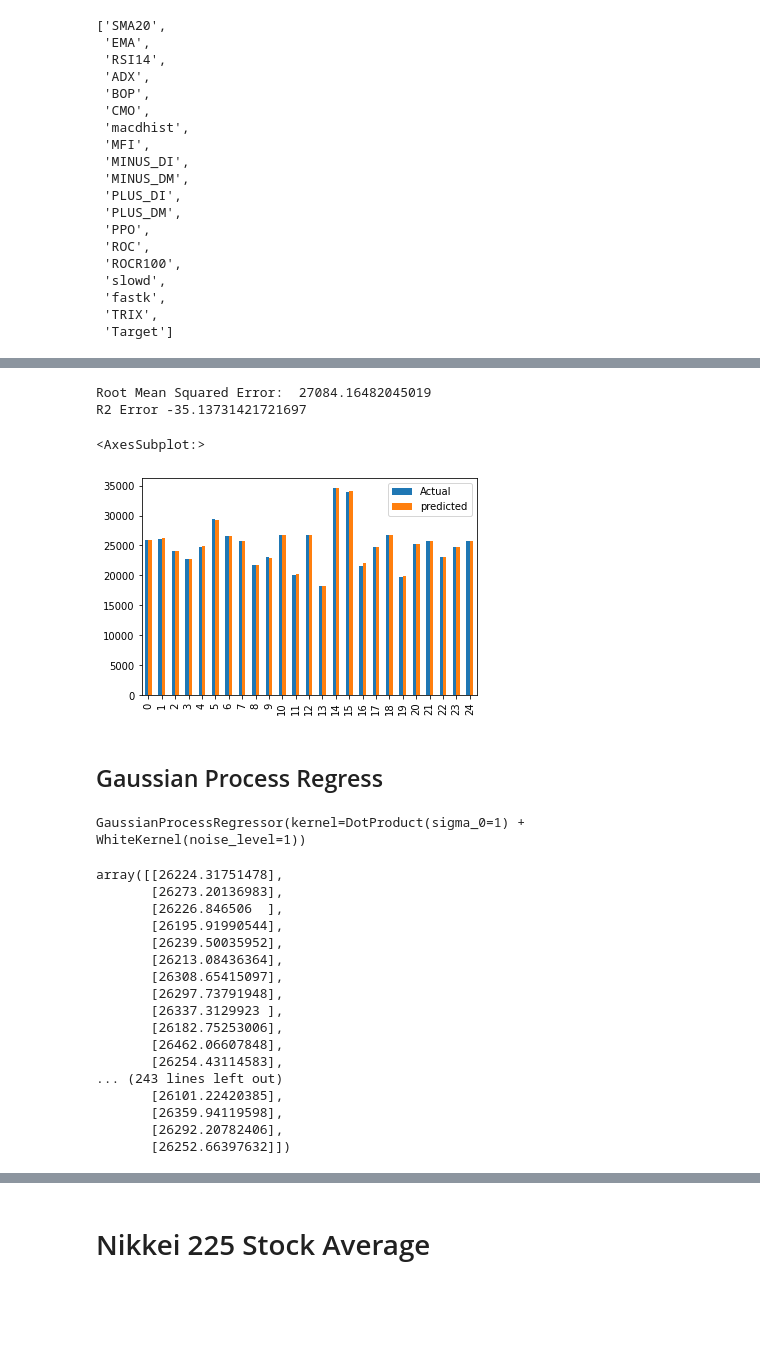
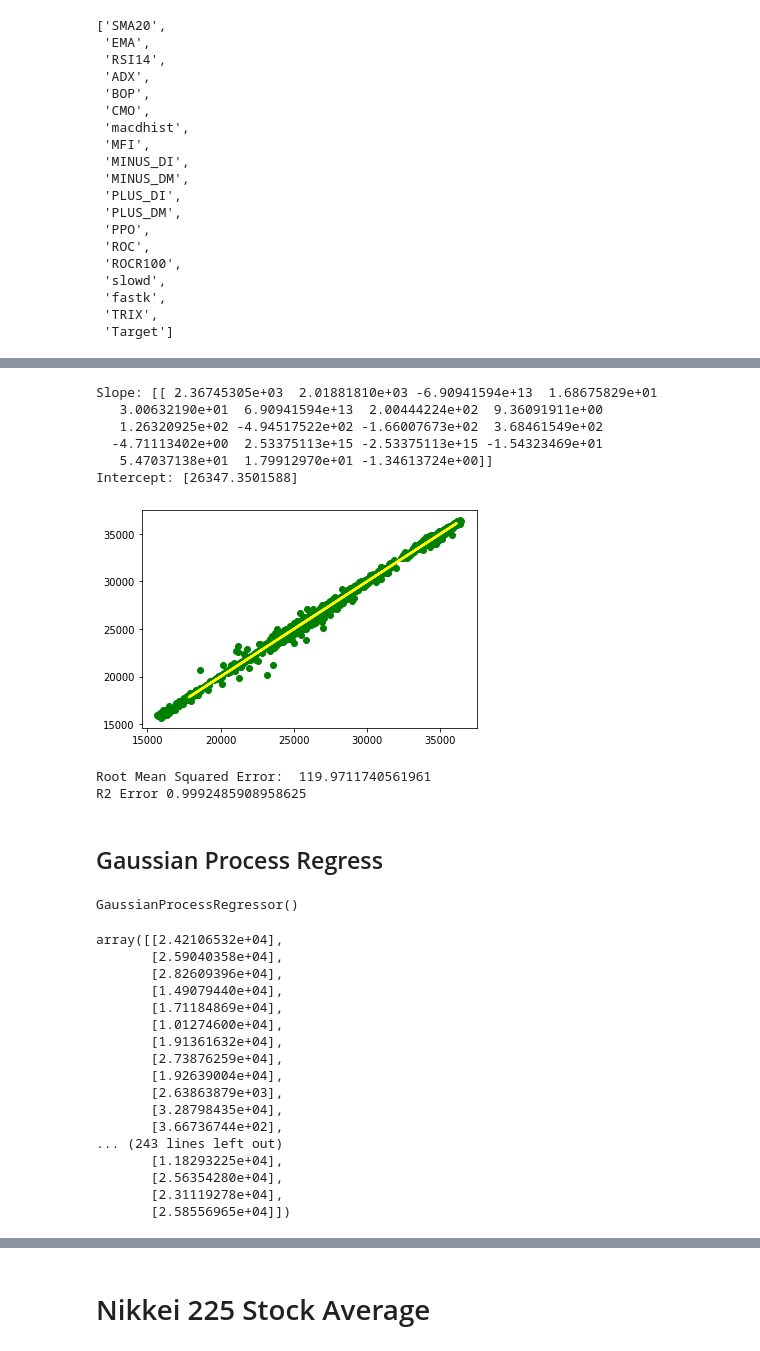
Before and after one commit to pro10150/stock-prediction, a Jupyter notebook: stock-prediction.ipynb, the cells around one changed output, grey strips where cells are left out. Saved outputs shown, nothing was run; the diff lists cells and outputs as text; code cells hidden in the pictures; blank space fills up the shorter version.

```diff
--- a/stock-prediction.ipynb
+++ b/stock-prediction.ipynb
@@ -521,4 +514,4 @@ Intercept: [26271.69918765]
 # %%
-predicted = lr.predict(X_train)
-print(predicted)
+y_pred = lr.predict(X_test)
+print(y_pred)
 # %% [output]
@@ -534,46 +537,60 @@ dframe = pd.DataFrame({'Actual':y_train.flatten(),'predicted':predicted.flatten(
+# %%
+print('Slope:', lr.coef_)
+print('Intercept:', lr.intercept_)
+# %% [output]
+Slope: [[ 2.36745305e+03  2.01881810e+03 -6.90941594e+13  1.68675829e+01
+   3.00632190e+01  6.90941594e+13  2.00444224e+02  9.36091911e+00
+   1.26320925e+02 -4.94517522e+02 -1.66007673e+02  3.68461549e+02
+  -4.71113402e+00  2.53375113e+15 -2.53375113e+15 -1.54323469e+01
+   5.47037138e+01  1.79912970e+01 -1.34613724e+00]]
+Intercept: [26347.3501588]
+# %%
+def plotReg(X, y, y_pred):
+    # Plot outputs
+    plt.scatter(X,y, color="green")
+    plt.plot(y_pred,y_pred, color="yellow", linewidth=2.5)
+    plt.show()
+# %%
+plotReg(dji[['Close']],dji[['Future Close']],y_pred)
+# %% [output]
+[figure, added]
 # %%
 lrEval = evaluate(reg, y_test, y_pred)
 printEval(reg, lrEval)
 # %% [output]
-Root Mean Squared Error:  27084.16482045019
-R2 Error -35.13731421721697
+Root Mean Squared Error:  119.9711740561961
+R2 Error 0.9992485908958625
-# %%
-graph = dframe.head(25)
-graph.plot(kind='bar')
-# %% [output]
-<AxesSubplot:>
-[figure, removed]
 # %% [markdown]
 <h2>Gaussian Process Regress</h2>
 # %%
 from sklearn.gaussian_process import GaussianProcessRegressor
 from sklearn.gaussian_process.kernels import DotProduct, WhiteKernel
 kernel = DotProduct() + WhiteKernel()
-gs = GaussianProcessRegressor(kernel=kernel)
+gs = GaussianProcessRegressor(kernel+kernel)
 gs.fit(X_train, y_train)
 # %% [output]
-GaussianProcessRegressor(kernel=DotProduct(sigma_0=1) + WhiteKernel(noise_level=1))
+GaussianProcessRegressor()
 # %%
-yr_pred = gs.predict(X_test)  #Accuracy
-yr_pred
+y_pred = gs.predict(X_test)  #Accuracy
+y_pred
 # %% [output]
-array([[26224.31751478],
-       [26273.20136983],
-       [26226.846506  ],
-       [26195.91990544],
-       [26239.50035952],
-       [26213.08436364],
-       [26308.65415097],
-       [26297.73791948],
-       [26337.3129923 ],
-       [26182.75253006],
-       [26462.06607848],
-       [26254.43114583],
+array([[2.42106532e+04],
+       [2.59040358e+04],
+       [2.82609396e+04],
+       [1.49079440e+04],
+       [1.71184869e+04],
+       [1.01274600e+04],
+       [1.91361632e+04],
+       [2.73876259e+04],
+       [1.92639004e+04],
+       [2.63863879e+03],
+       [3.28798435e+04],
+       [3.66736744e+02],
 ... (243 lines left out)
-       [26101.22420385],
-       [26359.94119598],
-       [26292.20782406],
-       [26252.66397632]])
+       [1.18293225e+04],
+       [2.56354280e+04],
+       [2.31119278e+04],
+       [2.58556965e+04]])
 # %%
 gsEval = evaluate(reg, y_test, y_pred)
 printEval(reg, gsEval)
```
Also changed, not shown: parts of 102 cells of this notebook.
